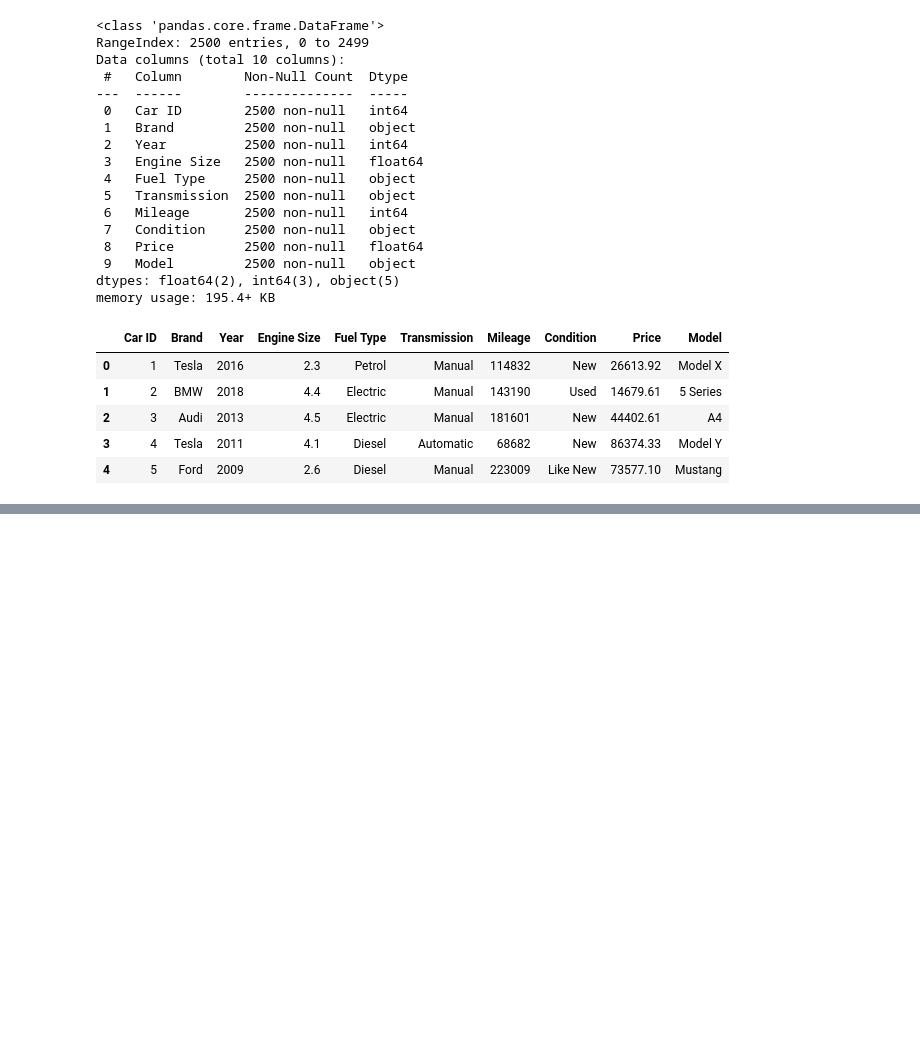
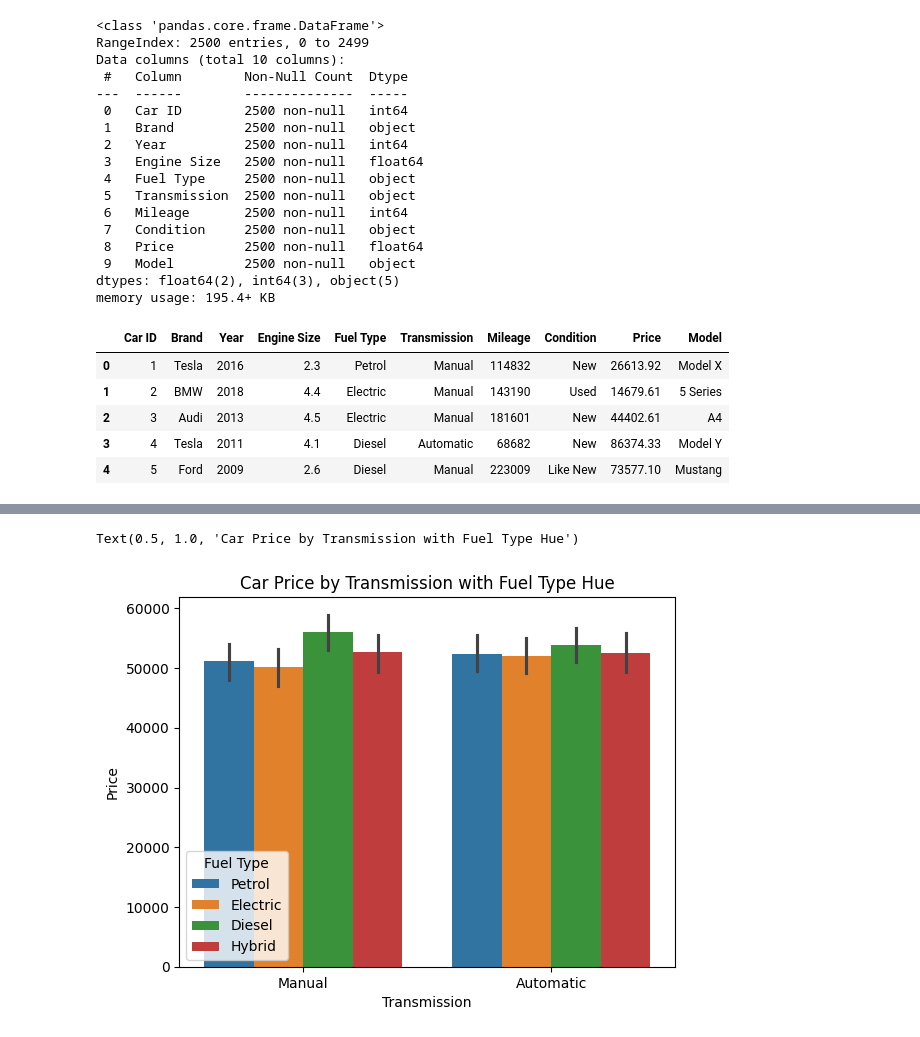
Before and after one commit to sejalb321/Data-Bootcamp-Final-Project, a Jupyter notebook: Final_Project_EDA.ipynb, the cells around one changed output, grey strips where cells are left out. Drawn from its saved outputs; the diff is of its cells as text; code cells hidden in the pictures; blank space fills up the shorter version.

```diff
--- a/Final_Project_EDA.ipynb
+++ b/Final_Project_EDA.ipynb
@@ -71,0 +189,7 @@ dtype: int64
+# %%
+# plot transmission against price with fuel type hue
+sns.barplot(data = cars, x = 'Transmission', y = 'Price', hue = 'Fuel Type')
+plt.title('Car Price by Transmission with Fuel Type Hue')
+# %% [output]
+Text(0.5, 1.0, 'Car Price by Transmission with Fuel Type Hue')
+[figure, added]
```
Also changed, not shown: parts of 33 cells of this notebook.
